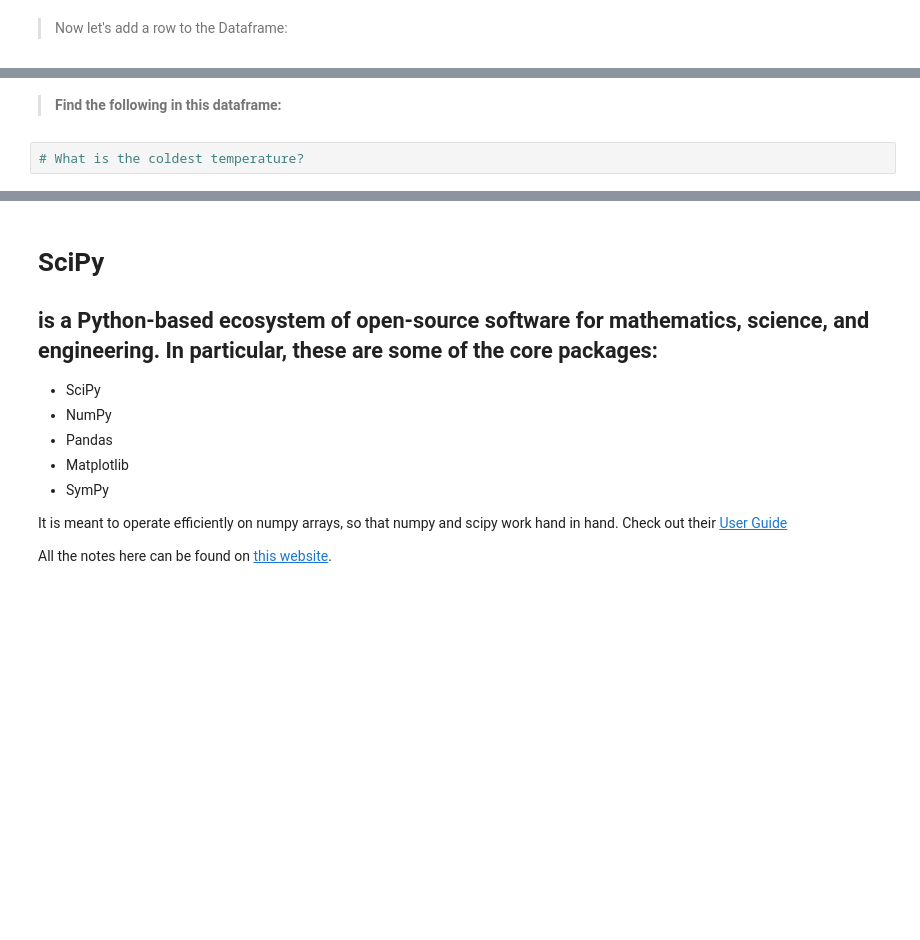
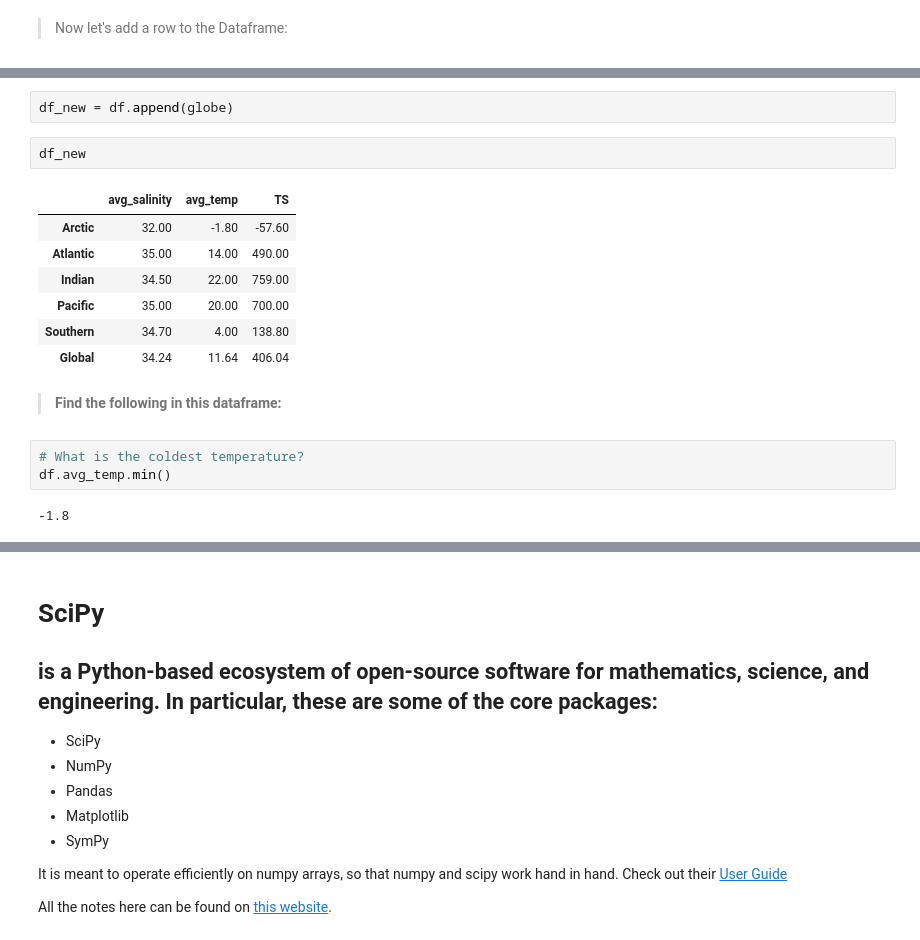
Before and after one commit to shanicetbailey/cig, a Jupyter notebook: Week_2_Pandas_NumPy_SciPy_blank_cells.ipynb, the cells around one changed output, grey strips where cells are left out. Cells and saved outputs as stored; diff of their text form; blank space fills up the shorter version.

```diff
--- a/Week_2_Pandas_NumPy_SciPy_blank_cells.ipynb
+++ b/Week_2_Pandas_NumPy_SciPy_blank_cells.ipynb
@@ -216,6 +548,21 @@ Introduce pd frame and series with class age and height, with the names as index
+# %%
+df_new = df.append(globe)
+# %%
+df_new
+# %% [output]
+|  | avg_salinity | avg_temp | TS |
+| Arctic | 32.00 | -1.80 | -57.60 |
+| Atlantic | 35.00 | 14.00 | 490.00 |
+| Indian | 34.50 | 22.00 | 759.00 |
+| Pacific | 35.00 | 20.00 | 700.00 |
+| Southern | 34.70 | 4.00 | 138.80 |
+| Global | 34.24 | 11.64 | 406.04 |
 # %% [markdown]
 > **Find the following in this dataframe:**
 # %%
 # What is the coldest temperature?
+df.avg_temp.min()
+# %% [output]
+-1.8
 # %%
 # What ocean basin has the coldest average temperature?
```
Also changed, not shown: parts of 115 cells of this notebook.
